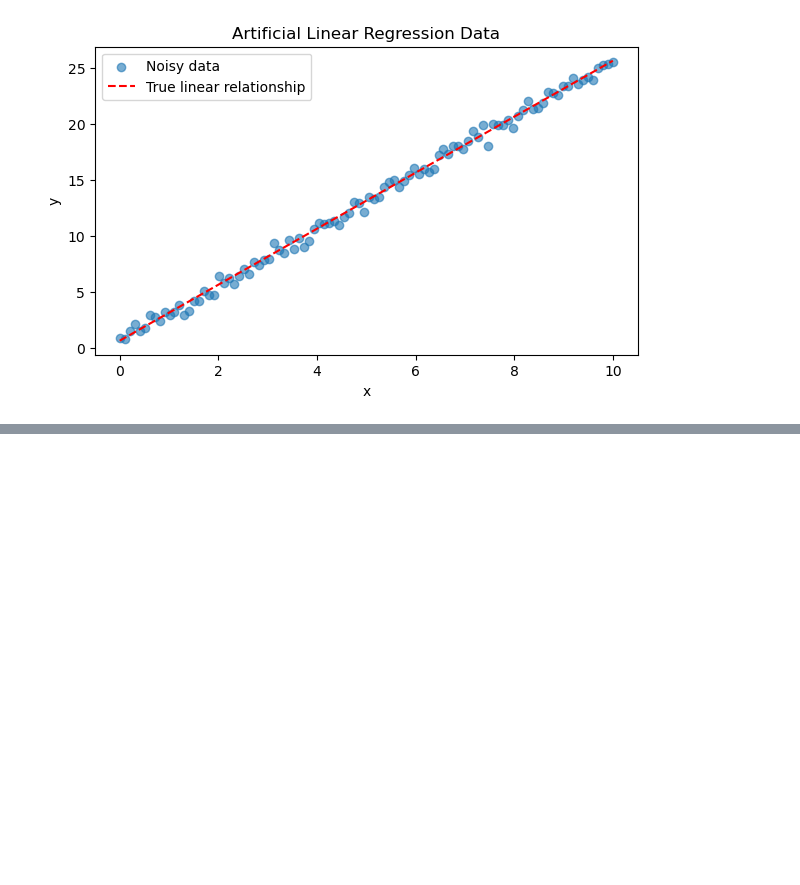
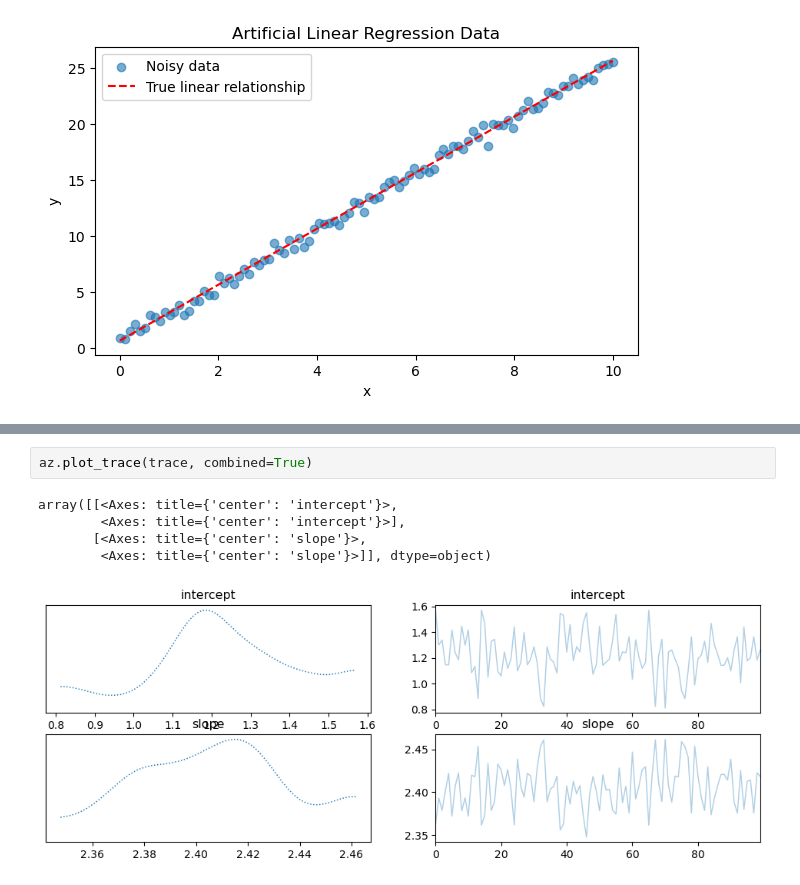
Before and after one commit to tlhaeussler/Sampling-Methods-MCMC-Project, a Jupyter notebook: svgd_experiment_tim.ipynb, the cells around one changed output, grey strips where cells are left out. Drawn from its saved outputs; the diff is of its cells as text; blank space fills up the shorter version.

```diff
--- a/svgd_experiment_tim.ipynb
+++ b/svgd_experiment_tim.ipynb
@@ -141,0 +151,8 @@ plt.show()
+# %%
+az.plot_trace(trace, combined=True)
+# %% [output]
+array([[<Axes: title={'center': 'intercept'}>,
+        <Axes: title={'center': 'intercept'}>],
+       [<Axes: title={'center': 'slope'}>,
+        <Axes: title={'center': 'slope'}>]], dtype=object)
+[figure, added]
```
Also changed, not shown: parts of 5 cells of this notebook.
